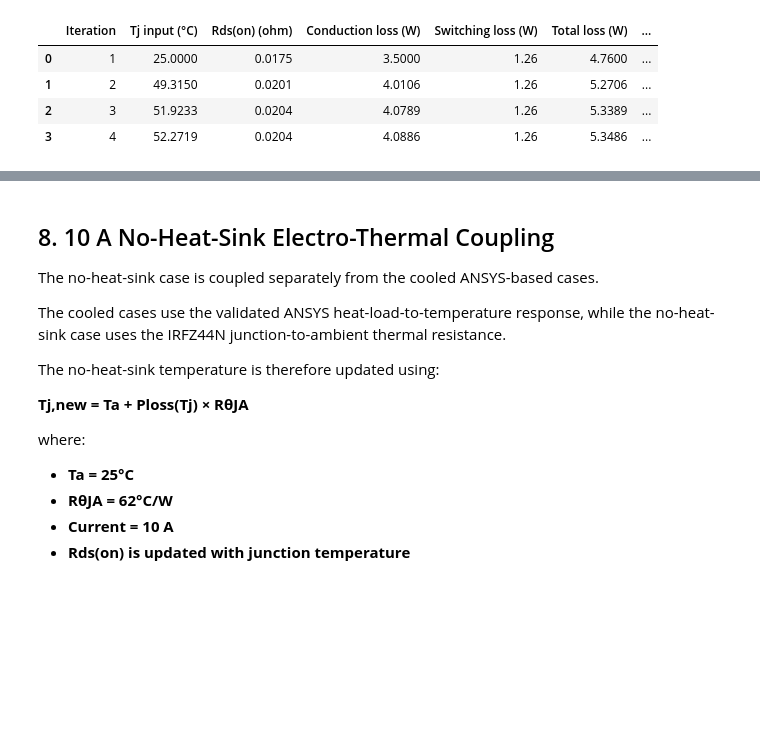
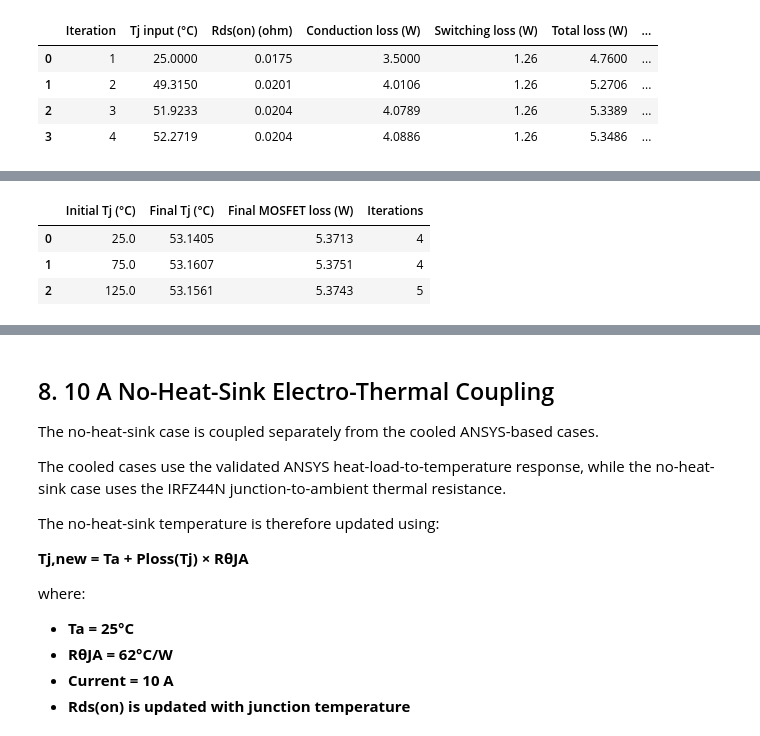
Before and after one commit to jaeheewritescode/mosfet-thermal-simulation, a Jupyter notebook: coupled-simulation/electro_thermal_coupling_cleaned.ipynb, the cells around one changed output, grey strips where cells are left out. Cells and saved outputs as stored; diff of their text form; code cells hidden in the pictures; blank space fills up the shorter version.

```diff
--- a/coupled-simulation/electro_thermal_coupling_cleaned.ipynb
+++ b/coupled-simulation/electro_thermal_coupling_cleaned.ipynb
@@ -333,0 +338,25 @@ results_cu_20A.round(4)
+# %%
+initial_guesses = [25.0, 75.0, 125.0]
+robustness_rows = []
+
+for initial_Tj in initial_guesses:
+    result = run_coupled_case(
+        current=20,
+        thermal_function=get_thermal_temperature_aluminium,
+        initial_Tj=initial_Tj
+    )
+    final = result.iloc[-1]
+    robustness_rows.append({
+        "Initial Tj (°C)": initial_Tj,
+        "Final Tj (°C)": final["New Tj (°C)"],
+        "Final MOSFET loss (W)": final["Total loss (W)"],
+        "Iterations": len(result)
+    })
+
+robustness_results = pd.DataFrame(robustness_rows)
+robustness_results.round(4)
+# %% [output]
+|  | Initial Tj (°C) | Final Tj (°C) | Final MOSFET loss (W) | Iterations |
+| 0 | 25.0 | 53.1405 | 5.3713 | 4 |
+| 1 | 75.0 | 53.1607 | 5.3751 | 4 |
+| 2 | 125.0 | 53.1561 | 5.3743 | 5 |
```
Also changed, not shown: parts of 17 cells of this notebook, 20 other files.
